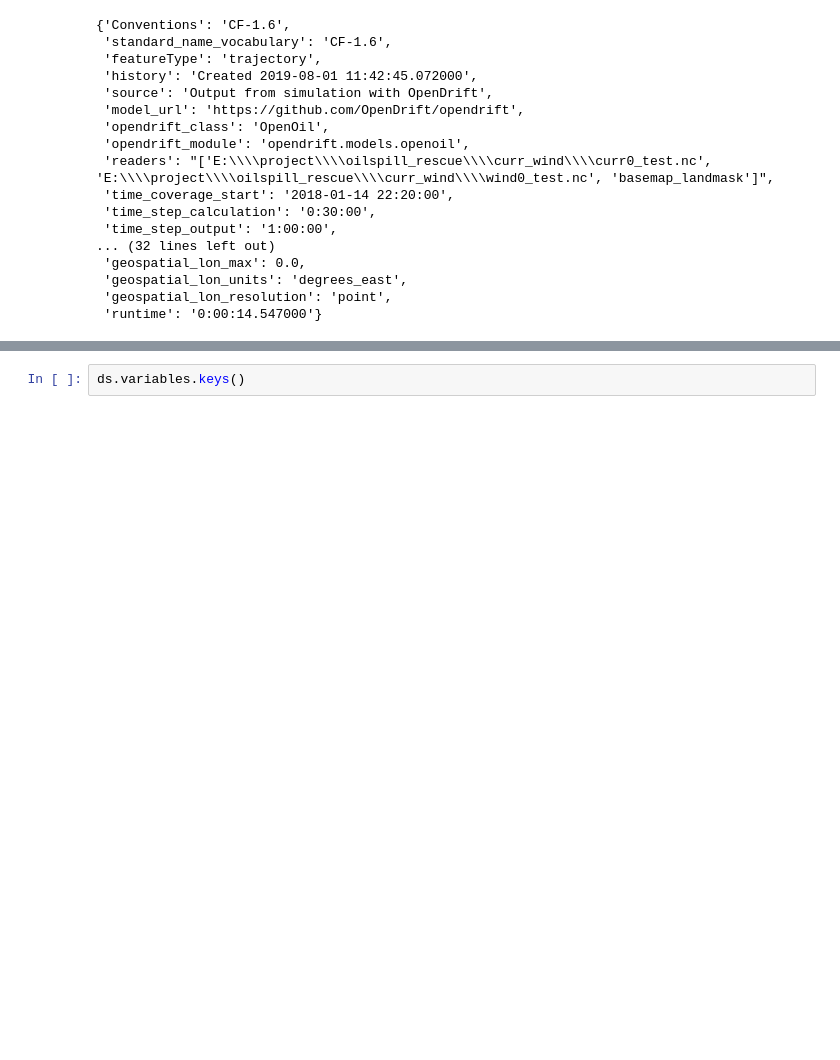
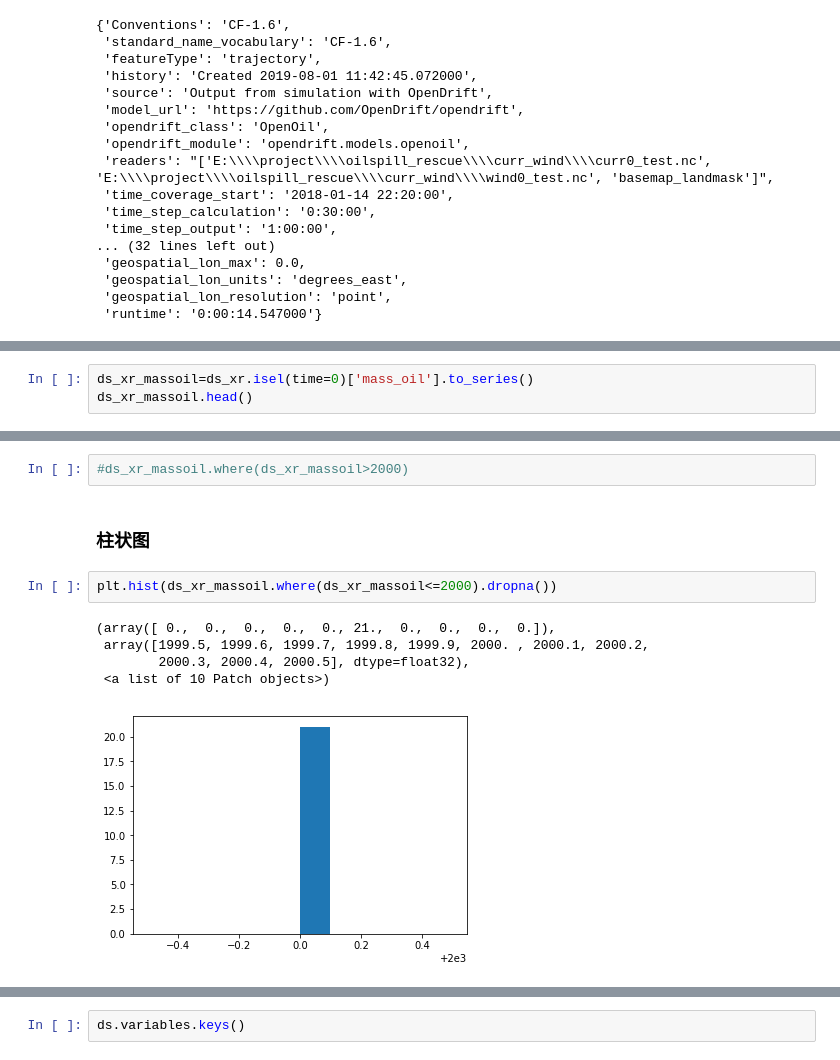
Before and after one commit to yj-git/SearchRescueSys, a Jupyter notebook: background/01byJupyter/06-高效读取nc-使用xarray.ipynb, the cells around one changed output, grey strips where cells are left out. Cells and saved outputs as stored; diff of their text form; blank space fills up the shorter version.

```diff
--- a/background/01byJupyter/06-高效读取nc-使用xarray.ipynb
+++ b/background/01byJupyter/06-高效读取nc-使用xarray.ipynb
@@ -97,0 +250,3 @@ ds_xr.attrs
+# %%
+ds_xr_massoil=ds_xr.isel(time=0)['mass_oil'].to_series()
+ds_xr_massoil.head()
@@ -97,0 +299,12 @@ ds_xr.attrs
+# %%
+#ds_xr_massoil.where(ds_xr_massoil>2000)
+# %% [markdown]
+### 柱状图
+# %%
+plt.hist(ds_xr_massoil.where(ds_xr_massoil<=2000).dropna())
+# %% [output]
+(array([ 0.,  0.,  0.,  0.,  0., 21.,  0.,  0.,  0.,  0.]),
+ array([1999.5, 1999.6, 1999.7, 1999.8, 1999.9, 2000. , 2000.1, 2000.2,
+        2000.3, 2000.4, 2000.5], dtype=float32),
+ <a list of 10 Patch objects>)
+[figure, added]
```
Also changed, not shown: parts of 36 cells of this notebook, 3 other files.
